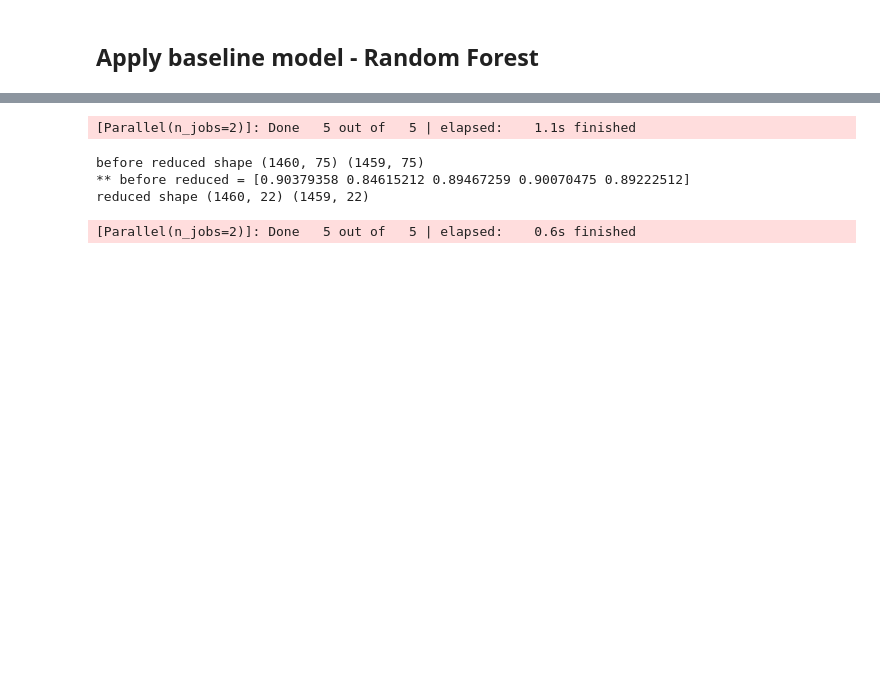
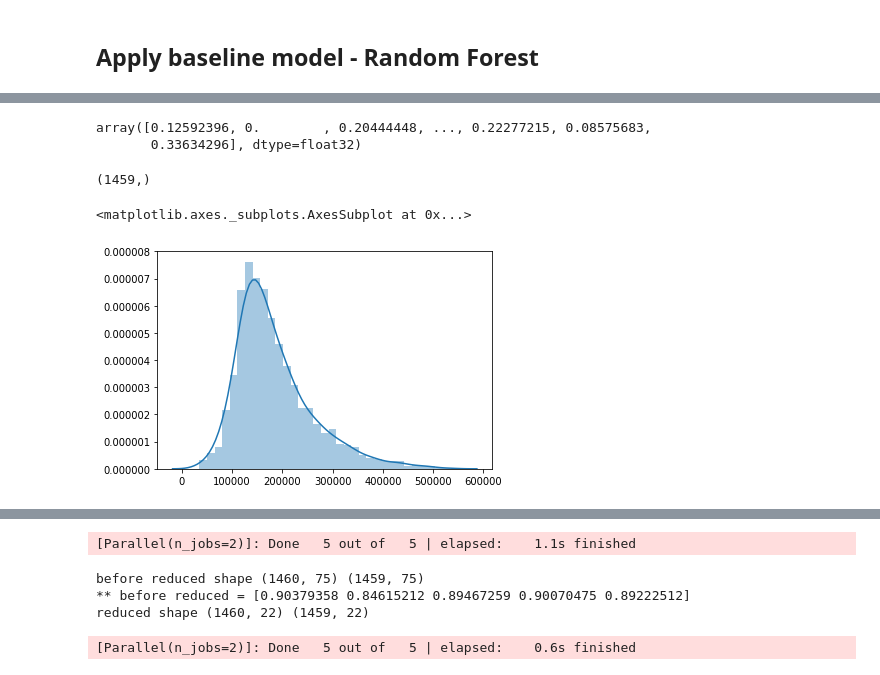
Before and after one commit to wakandan/kaggle, a Jupyter notebook: house-price/baseline-neural-network.ipynb, the cells around one changed output, grey strips where cells are left out. Cells and saved outputs as stored; diff of their text form; code cells hidden in the pictures; blank space fills up the shorter version.

```diff
--- a/house-price/baseline-neural-network.ipynb
+++ b/house-price/baseline-neural-network.ipynb
@@ -127,0 +112,20 @@ GradientBoostingRegressor(alpha=0.9, criterion='friedman_mse', init=None,
+# %%
+# define base model
+def baseline_model():
+    # create model
+    model = Sequential()
+    model.add(Dense(200, input_dim=75, kernel_initializer='normal', activation='relu'))
+    model.add(Dense(200, kernel_initializer='normal', activation='relu'))
+    model.add(Dense(1, kernel_initializer='normal', activation='relu'))
+    # Compile model
+    model.compile(loss='mean_squared_error', optimizer='adam')
+    return model
+seed = 7
+np.random.seed(seed)
+estimators = []
+estimators.append(('standardize', StandardScaler()))
+estimators.append(('mlp', KerasRegressor(build_fn=baseline_model, epochs=10, batch_size=20, verbose=1, validation_split=0.2)))
+pipeline = Pipeline(estimators)
+kfold = KFold(n_splits=5, random_state=seed)
+results = cross_val_score(pipeline, train_df.values, Y, cv=kfold)
+print("Results: %.2f (%.2f) MSE" % (results.mean(), results.std()))
@@ -127,0 +150,2 @@ GradientBoostingRegressor(alpha=0.9, criterion='friedman_mse', init=None,
+# %%
+pipeline.fit(train_df, Y)
@@ -127,0 +172,2 @@ GradientBoostingRegressor(alpha=0.9, criterion='friedman_mse', init=None,
+# %%
+y_pred = pipeline.predict(test_df)
@@ -127,0 +176,16 @@ GradientBoostingRegressor(alpha=0.9, criterion='friedman_mse', init=None,
+# %%
+y_pred
+# %% [output]
+array([0.12592396, 0.        , 0.20444448, ..., 0.22277215, 0.08575683,
+       0.33634296], dtype=float32)
+# %%
+Y_pred = scaler.inverse_transform(y_pred.reshape(-1, 1))
+# %%
+Y_pred.reshape(-1).shape
+# %% [output]
+(1459,)
+# %%
+sns.distplot(Y_pred)
+# %% [output]
+<matplotlib.axes._subplots.AxesSubplot at 0x...>
+[figure, added]
```
Also changed, not shown: parts of 14 cells of this notebook, 1 other file.
